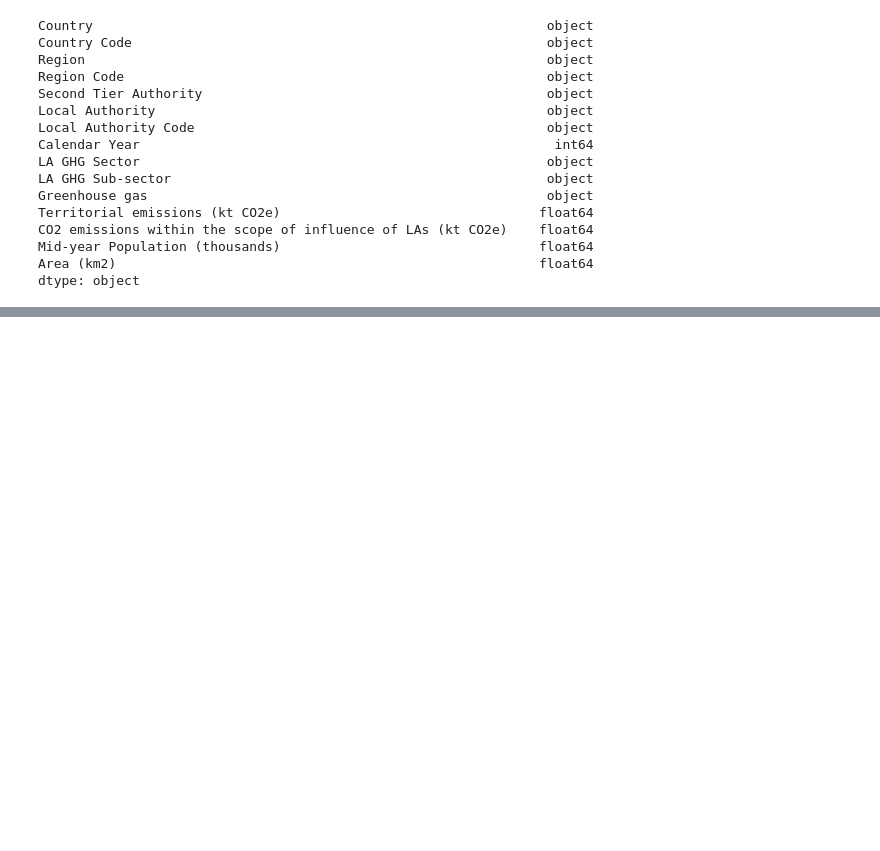
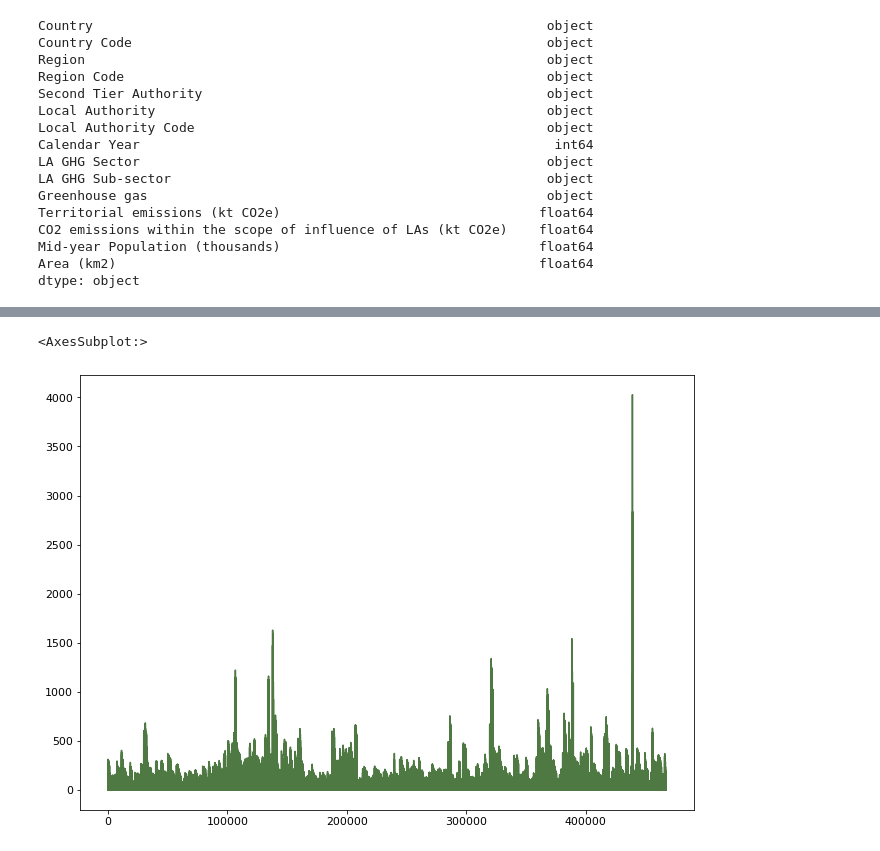
Before and after one commit to h-nadeem/hn-dataproject, a Jupyter notebook: Draft1 copy.ipynb, the cells around one changed output, grey strips where cells are left out. Cells and saved outputs as stored; diff of their text form; code cells hidden in the pictures; blank space fills up the shorter version.

```diff
--- a/Draft1 copy.ipynb
+++ b/Draft1 copy.ipynb
@@ -135,0 +151,5 @@ ax.stackplot(gd['Area (km2)'],gd['Mid-year Population (thousands)'], lw=1.5, edg
+# %%
+gd['CO2 emissions within the scope of influence of LAs (kt CO2e)'].plot(color='#4F7942', figsize=(11,8), fontsize=11, zorder=2)
+# %% [output]
+<AxesSubplot:>
+[figure, added]
```
Also changed, not shown: parts of 10 cells of this notebook, 2 other files.
